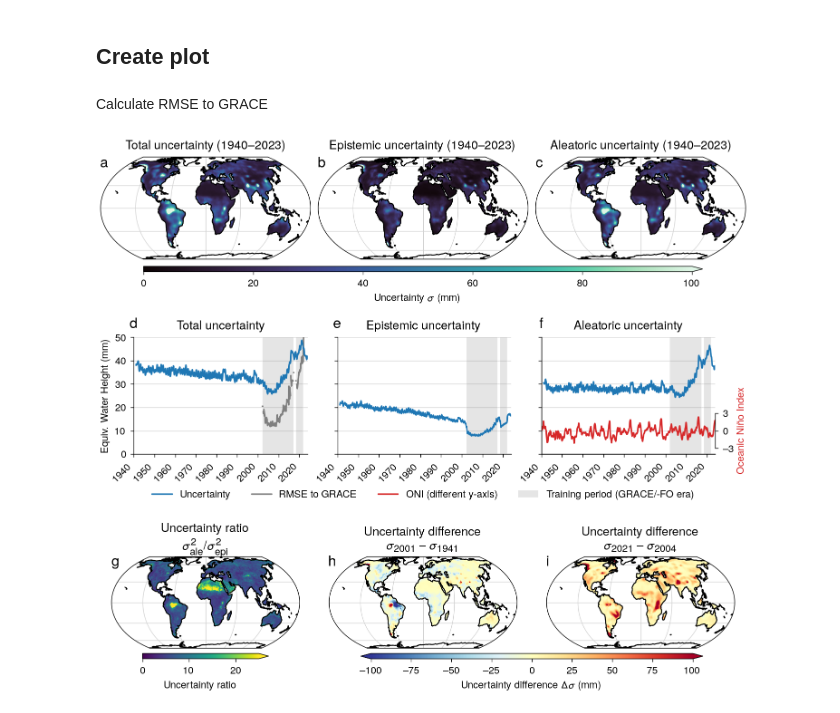
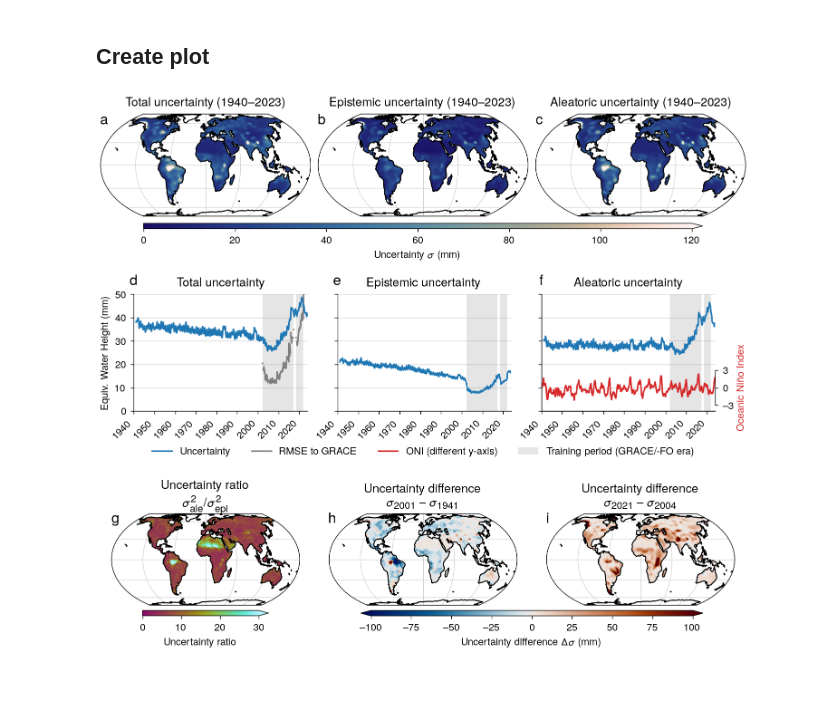
Before and after one commit to lqgentner/deeprec, a Jupyter notebook: notebooks/21-paper-plots/uncertainty-evaluation.ipynb, the cells around one changed output. Drawn from its saved outputs; the diff is of its cells as text; code cells hidden in the pictures; blank space fills up the shorter version.

Commit message:
Use crameri colormaps in uncertainty paper plot

```diff
--- a/notebooks/21-paper-plots/uncertainty-evaluation.ipynb
+++ b/notebooks/21-paper-plots/uncertainty-evaluation.ipynb
@@ -76,8 +75,8 @@ sigma_delta_pregrace = sigma.sel(time="2001").mean("time") - sigma.sel(
 # %%
 sigma_kwargs = dict(
     vmin=0,
-    vmax=100,
-    cmap="mako",
+    vmax=120,
+    cmap=cmc.lapaz,
     rasterized=True,
     coastlines=True,
     gridlines=True,
@@ -86,8 +85,8 @@ sigma_kwargs = dict(
 )
 ratio_kwargs = dict(
     vmin=0,
-    vmax=25,
-    cmap="viridis",
+    vmax=30,
+    cmap=cmc.hawaii,
     rasterized=True,
     coastlines=True,
     gridlines=True,
@@ -96,7 +95,7 @@ ratio_kwargs = dict(
 )
 delta_kwargs = dict(
     vmax=100,
-    cmap="RdYlBu_r",
+    cmap=cmc.vik,
     rasterized=True,
     coastlines=True,
     gridlines=True,
@@ -126,8 +125,6 @@ def calc_extendfrac(n: int) -> float:
 
 # Cbar triangular extension length
 EXTEND_LENGTH = 0.05
-# %% [markdown]
-Calculate RMSE to GRACE
 # %%
 # Oceanic Niño Index
 oni = inps.oni
@@ -250,7 +247,7 @@ for ax in axs_line:
         alpha=0.2,
     )
     ax.label_outer()
-    ax.yaxis.grid(True)
+    ax.yaxis.grid()
 
     for label in ax.get_xticklabels():
         label.set_rotation(45)
@@ -314,31 +311,31 @@ for n, ax in enumerate(axs_geo1):
     ax.text(
         0.0,
         1.0 - 0.10,
         string.ascii_lowercase[n],
         transform=ax.transAxes,
         size="x-large",
         weight="bold",
     )
 for n, ax in enumerate(axs_line):
     ax.text(
         0.0,
         1.0 + 0.08,
         string.ascii_lowercase[n + len(axs_geo1)],
         ha="center",
         transform=ax.transAxes,
         size="x-large",
         weight="bold",
     )
 for n, ax in enumerate(axs_geo2):
     ax.text(
         0.0,
         1.0 - 0.10,
         string.ascii_lowercase[n + len(axs_geo1) + len(axs_line)],
         transform=ax.transAxes,
         size="x-large",
         weight="bold",
     )
 
 fig.savefig(FIGURE_DIR / "uncertainty.pdf", backend="pgf")
 # %% [output]
-[figure, old version]
+[figure, new version]
```
Also changed, not shown: parts of 1 cell of this notebook, 6 other files.
